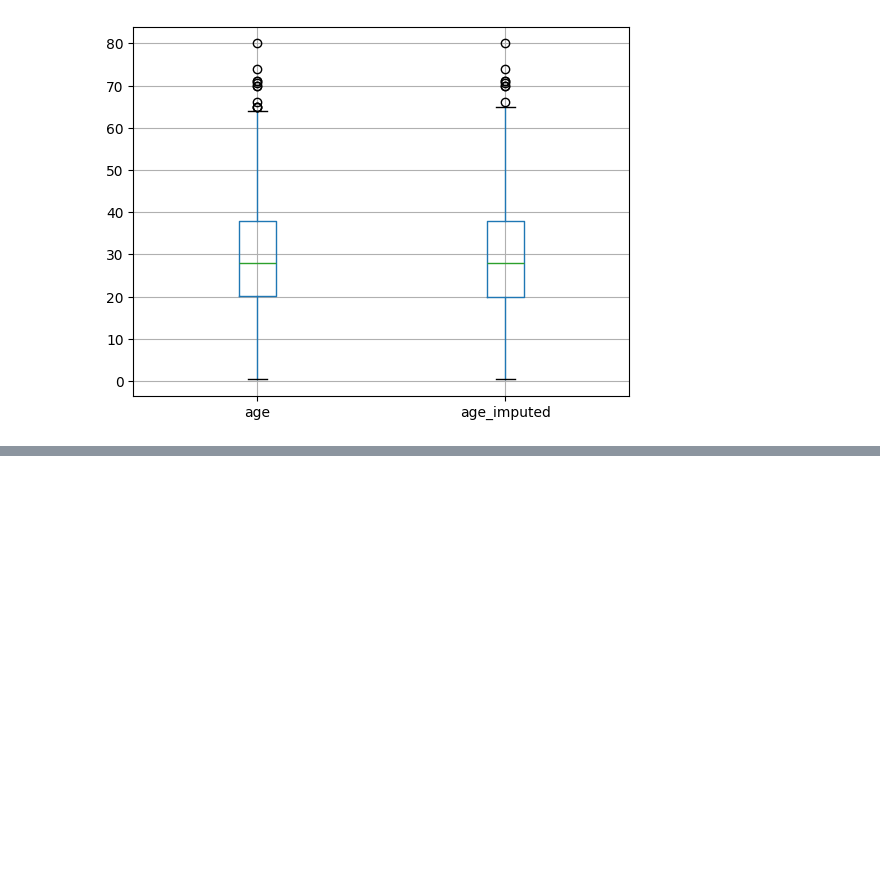
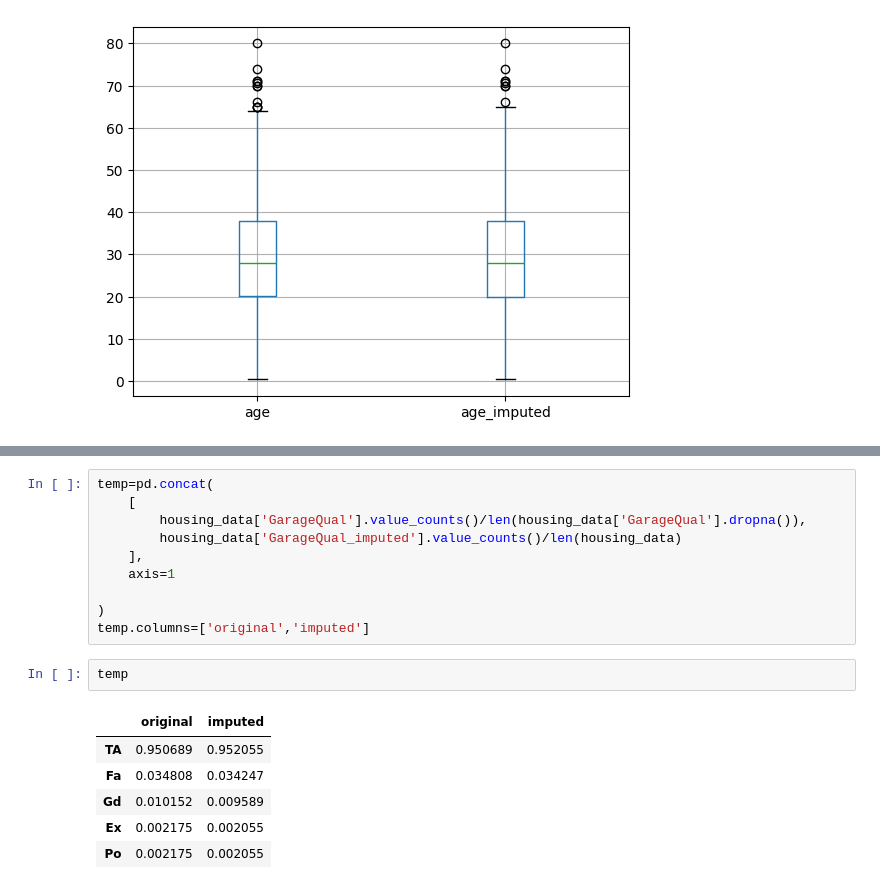
Before and after one commit to khanalasmit/machinelearning, a Jupyter notebook: random_imputation.ipynb, the cells around one changed output, grey strips where cells are left out. Drawn from its saved outputs; the diff is of its cells as text; blank space fills up the shorter version.

```diff
--- a/random_imputation.ipynb
+++ b/random_imputation.ipynb
@@ -128,0 +165,19 @@ dtype: int64
+# %%
+temp=pd.concat(
+    [
+        housing_data['GarageQual'].value_counts()/len(housing_data['GarageQual'].dropna()),
+        housing_data['GarageQual_imputed'].value_counts()/len(housing_data)
+    ],
+    axis=1
+
+)
+temp.columns=['original','imputed']
+# %%
+temp
+# %% [output]
+|  | original | imputed |
+| TA | 0.950689 | 0.952055 |
+| Fa | 0.034808 | 0.034247 |
+| Gd | 0.010152 | 0.009589 |
+| Ex | 0.002175 | 0.002055 |
+| Po | 0.002175 | 0.002055 |
```
Also changed, not shown: parts of 14 cells of this notebook.
